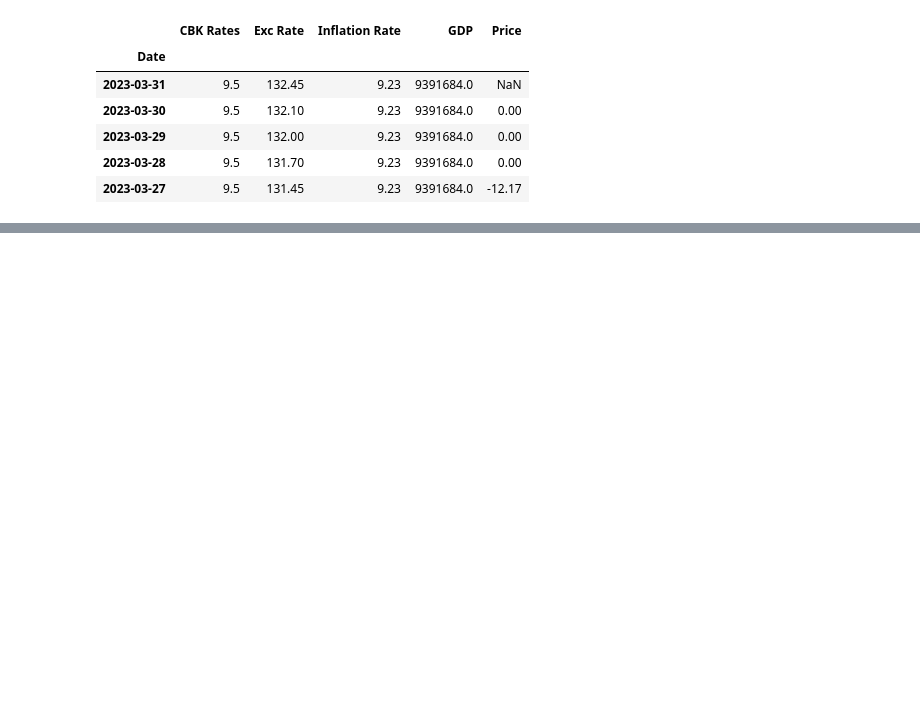
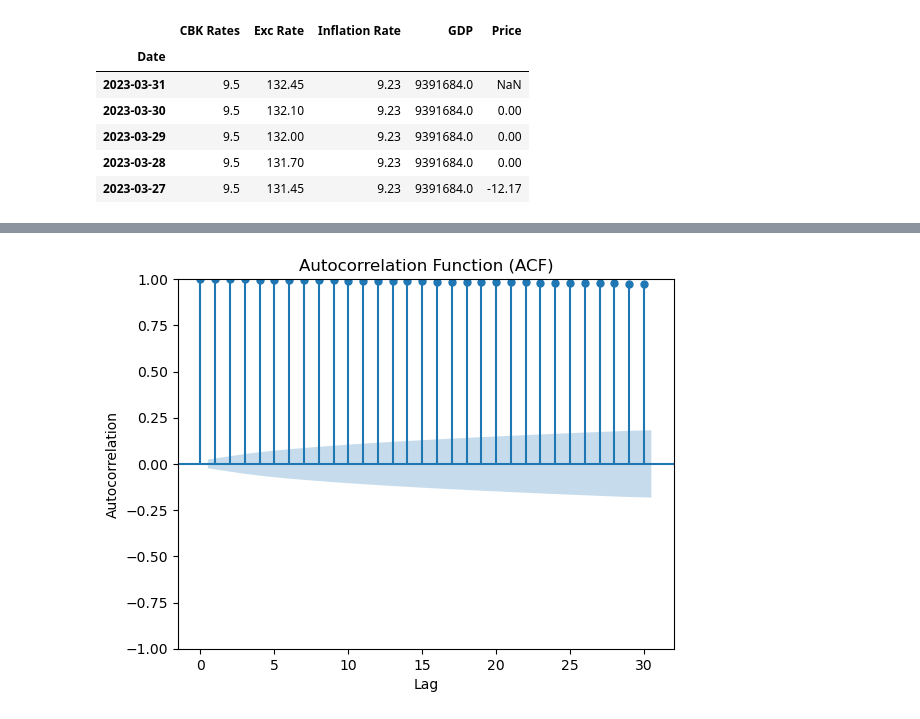
Before and after one commit to CatherineChelagat/Predictive-Time-Series-Model-Case-Study-NSE-Kenya-20-Share-Index, a Jupyter notebook: Predictive Time Series Model.ipynb, the cells around one changed output, grey strips where cells are left out. Cells and saved outputs as stored; diff of their text form; code cells hidden in the pictures; blank space fills up the shorter version.

Commit message:
Building the baseline model

```diff
--- a/Predictive Time Series Model.ipynb
+++ b/Predictive Time Series Model.ipynb
@@ -887,0 +890,3 @@ time_series = differenced_df.Price
+# %%
+baseline_series = main_df.Price
+baseline_series.head()
@@ -887,0 +901,9 @@ time_series = differenced_df.Price
+# %%
+# Plot ACF
+plot_acf(baseline_series, lags=30)
+plt.xlabel("Lag")
+plt.ylabel("Autocorrelation")
+plt.title("Autocorrelation Function (ACF)")
+plt.show()
+# %% [output]
+[figure, added]
```
Also changed, not shown: parts of 26 cells of this notebook.
